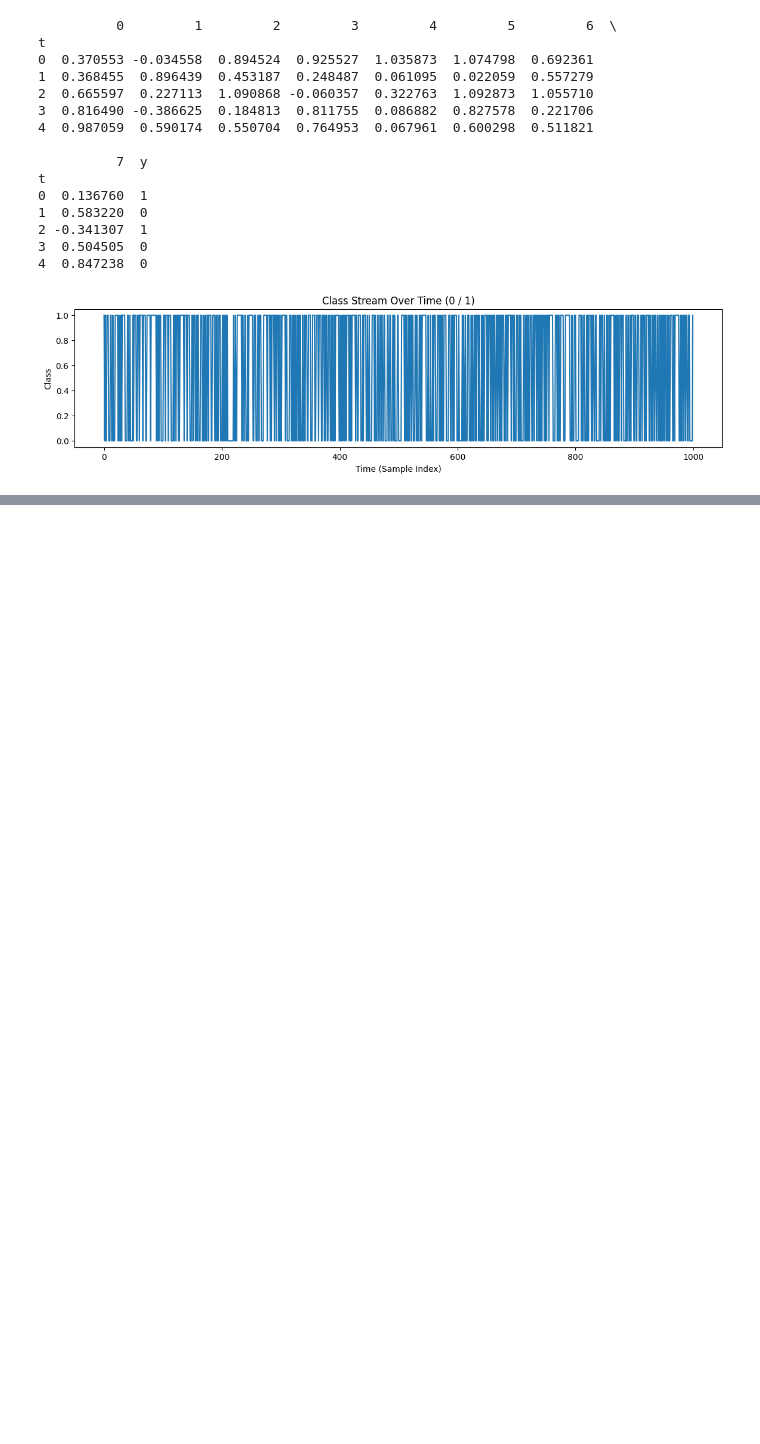
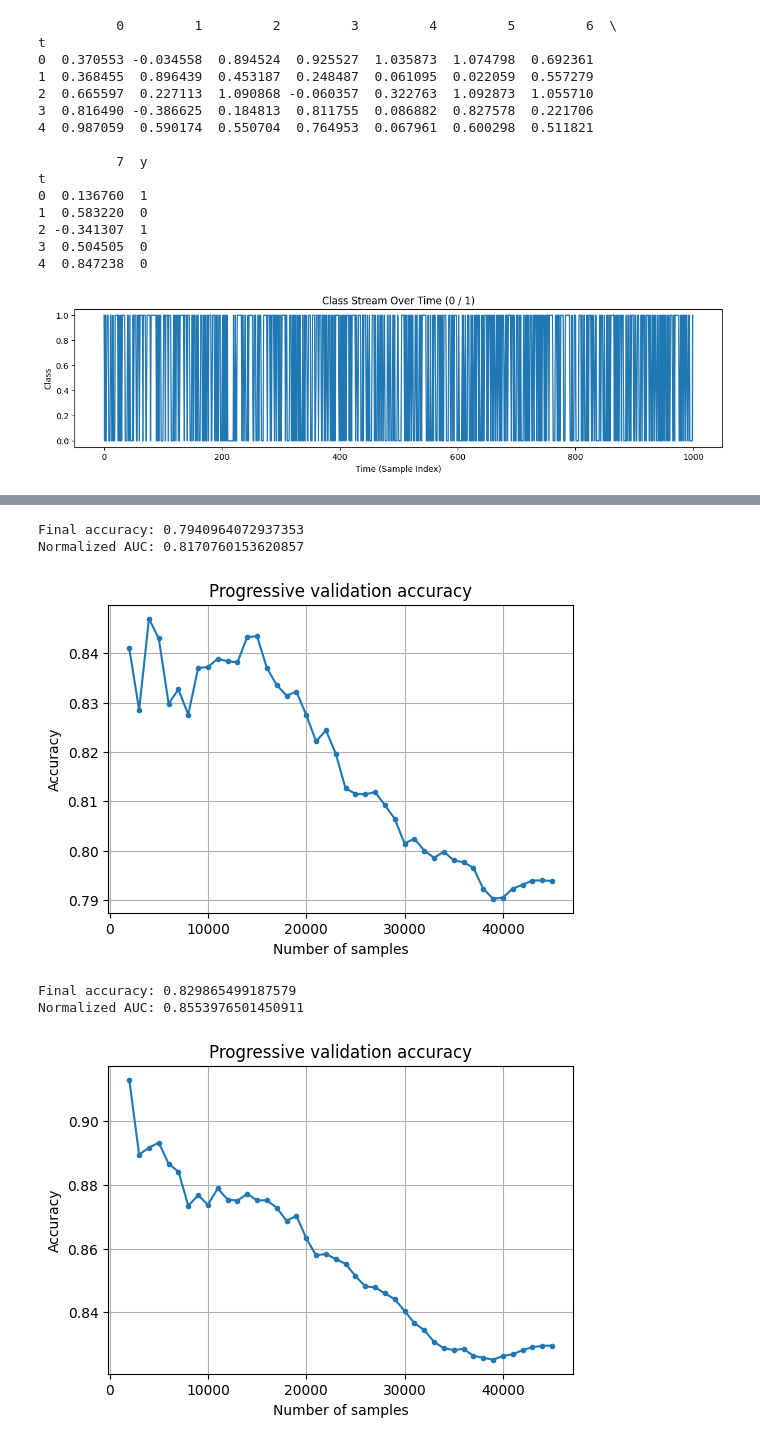
Before and after one commit to nitar31/elec2-streaming-analysis, a Jupyter notebook: electricity_analysis.ipynb, the cells around one changed output, grey strips where cells are left out. Cells and saved outputs as stored; diff of their text form; code cells hidden in the pictures; blank space fills up the shorter version.

```diff
--- a/electricity_analysis.ipynb
+++ b/electricity_analysis.ipynb
@@ -257,0 +150,12 @@ Final accuracy: 0.8286288097812893
+# %%
+models_elec = [tree.HoeffdingTreeClassifier(), tree.HoeffdingAdaptiveTreeClassifier()]
+
+for model in models_elec:
+          train_evaluate(elec,model)
+# %% [output]
+Final accuracy: 0.7940964072937353
+Normalized AUC: 0.8170760153620857
+[figure, added]
+Final accuracy: 0.829865499187579
+Normalized AUC: 0.8553976501450911
+[figure, added]
```
Also changed, not shown: parts of 11 cells of this notebook.
